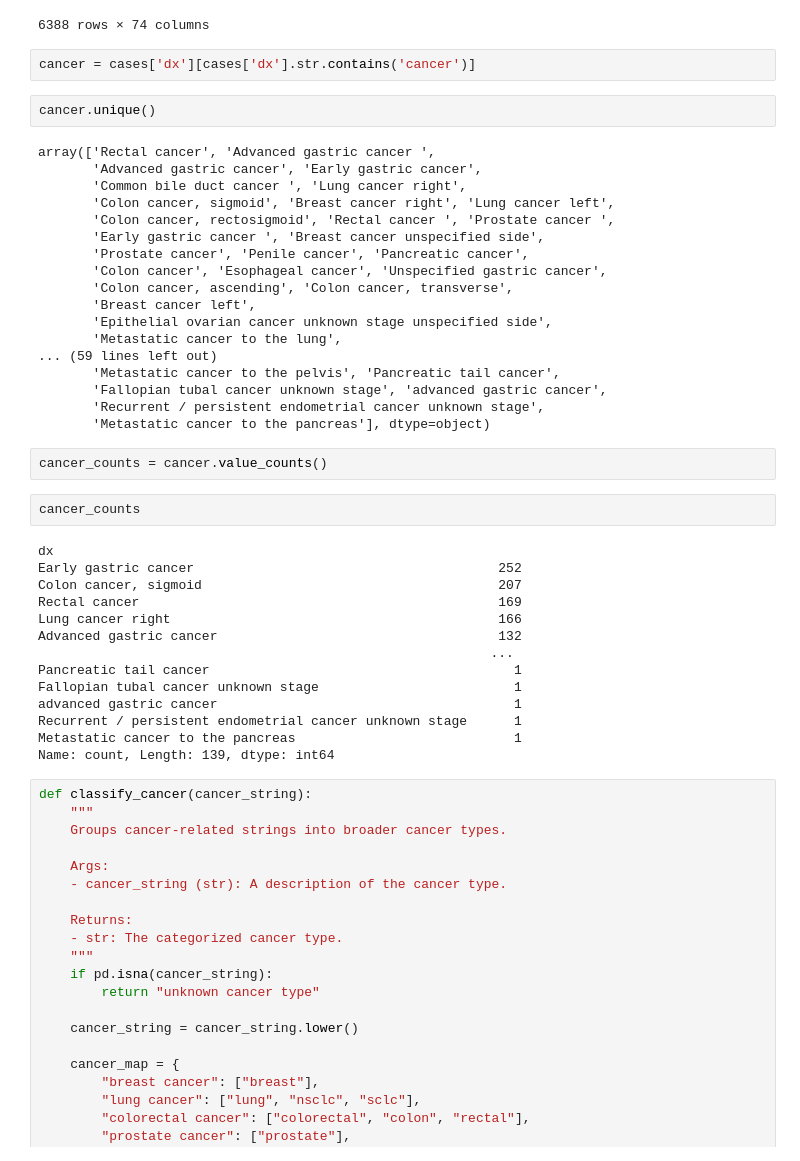
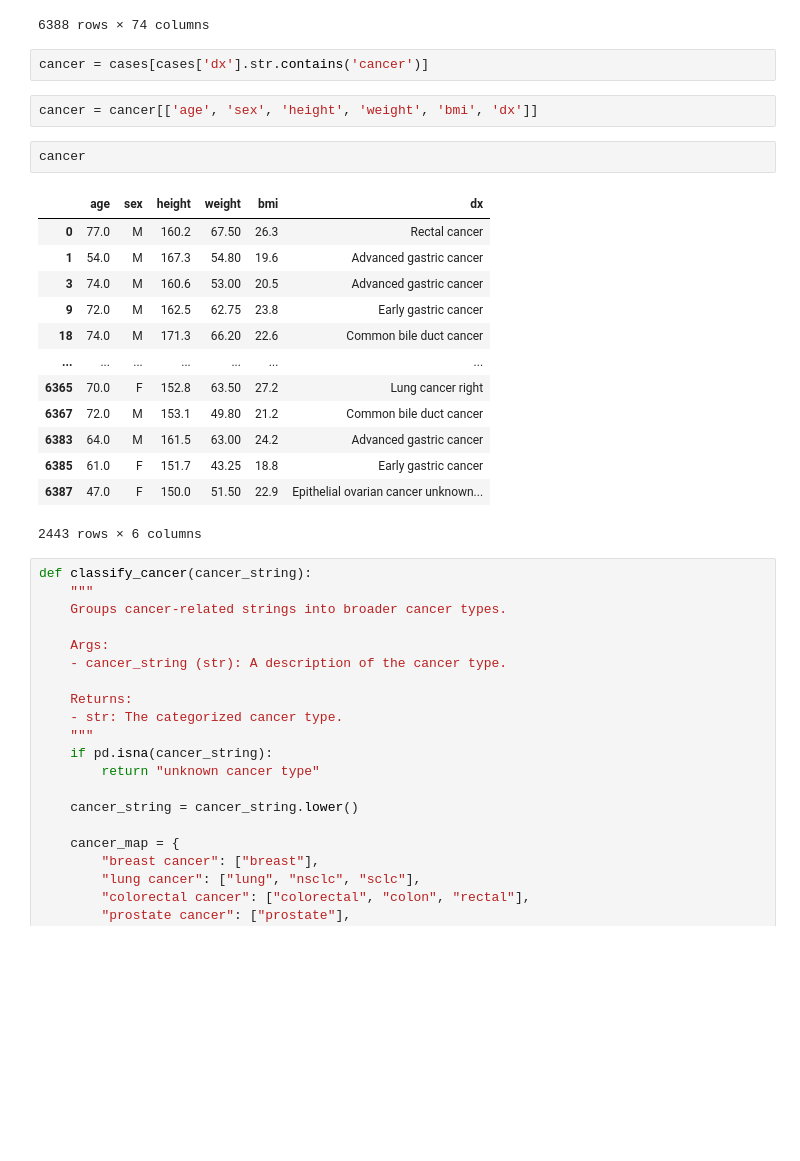
Before and after one commit to ethanlam101/dsc106_proj3, a Jupyter notebook: dsc106proj3.ipynb, the cells around one changed output. Drawn from its saved outputs; the diff is of its cells as text; blank space fills up the shorter version.

```diff
--- a/dsc106proj3.ipynb
+++ b/dsc106proj3.ipynb
@@ -87,45 +87,25 @@ cases
 | 6387 | 6388 | 1306 | 0 | 10249 | -79 | 10121.0 | 2321 | 9221 | -312060 | 379140 | ... |
 6388 rows × 74 columns
 # %%
-cancer = cases['dx'][cases['dx'].str.contains('cancer')]
+cancer = cases[cases['dx'].str.contains('cancer')]
-# %%
-cancer.unique()
-# %% [output]
-array(['Rectal cancer', 'Advanced gastric cancer ',
-       'Advanced gastric cancer', 'Early gastric cancer',
-       'Common bile duct cancer ', 'Lung cancer right',
-       'Colon cancer, sigmoid', 'Breast cancer right', 'Lung cancer left',
-       'Colon cancer, rectosigmoid', 'Rectal cancer ', 'Prostate cancer ',
-       'Early gastric cancer ', 'Breast cancer unspecified side',
-       'Prostate cancer', 'Penile cancer', 'Pancreatic cancer',
-       'Colon cancer', 'Esophageal cancer', 'Unspecified gastric cancer',
-       'Colon cancer, ascending', 'Colon cancer, transverse',
-       'Breast cancer left',
-       'Epithelial ovarian cancer unknown stage unspecified side',
-       'Metastatic cancer to the lung',
-... (59 lines left out)
-       'Metastatic cancer to the pelvis', 'Pancreatic tail cancer',
-       'Fallopian tubal cancer unknown stage', 'advanced gastric cancer',
-       'Recurrent / persistent endometrial cancer unknown stage',
-       'Metastatic cancer to the pancreas'], dtype=object)
-# %%
-cancer_counts = cancer.value_counts()
-# %%
-cancer_counts
-# %% [output]
-dx
-Early gastric cancer                                       252
-Colon cancer, sigmoid                                      207
-Rectal cancer                                              169
-Lung cancer right                                          166
-Advanced gastric cancer                                    132
-                                                          ...
-Pancreatic tail cancer                                       1
-Fallopian tubal cancer unknown stage                         1
-advanced gastric cancer                                      1
-Recurrent / persistent endometrial cancer unknown stage      1
-Metastatic cancer to the pancreas                            1
-Name: count, Length: 139, dtype: int64
+# %%
+cancer = cancer[['age', 'sex', 'height', 'weight', 'bmi', 'dx']]
+# %%
+cancer
+# %% [output]
+|  | age | sex | height | weight | bmi | dx |
+| 0 | 77.0 | M | 160.2 | 67.50 | 26.3 | Rectal cancer |
+| 1 | 54.0 | M | 167.3 | 54.80 | 19.6 | Advanced gastric cancer |
+| 3 | 74.0 | M | 160.6 | 53.00 | 20.5 | Advanced gastric cancer |
+| 9 | 72.0 | M | 162.5 | 62.75 | 23.8 | Early gastric cancer |
+| 18 | 74.0 | M | 171.3 | 66.20 | 22.6 | Common bile duct cancer |
+| ... | ... | ... | ... | ... | ... | ... |
+| 6365 | 70.0 | F | 152.8 | 63.50 | 27.2 | Lung cancer right |
+| 6367 | 72.0 | M | 153.1 | 49.80 | 21.2 | Common bile duct cancer |
+| 6383 | 64.0 | M | 161.5 | 63.00 | 24.2 | Advanced gastric cancer |
+| 6385 | 61.0 | F | 151.7 | 43.25 | 18.8 | Early gastric cancer |
+| 6387 | 47.0 | F | 150.0 | 51.50 | 22.9 | Epithelial ovarian cancer unknown... |
+2443 rows × 6 columns
 # %%
 def classify_cancer(cancer_string):
     """
```
Also changed, not shown: parts of 6 cells of this notebook, 1 other file.
